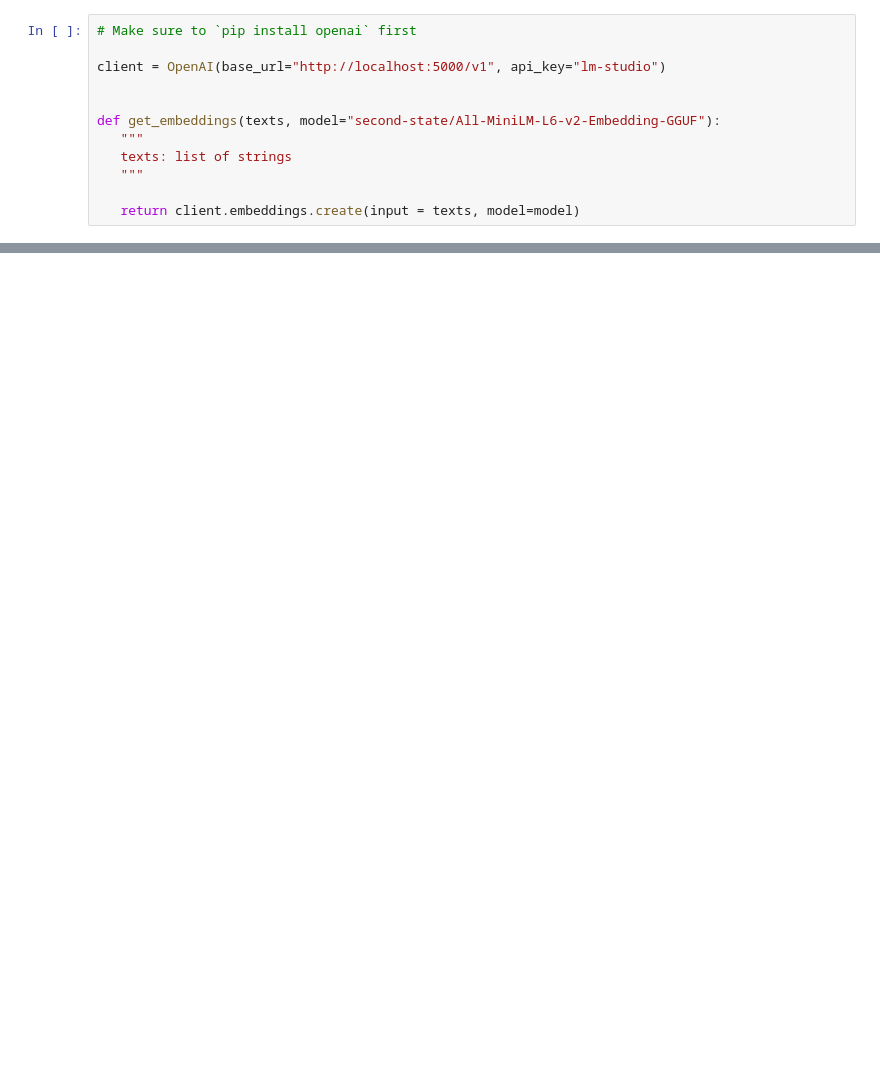
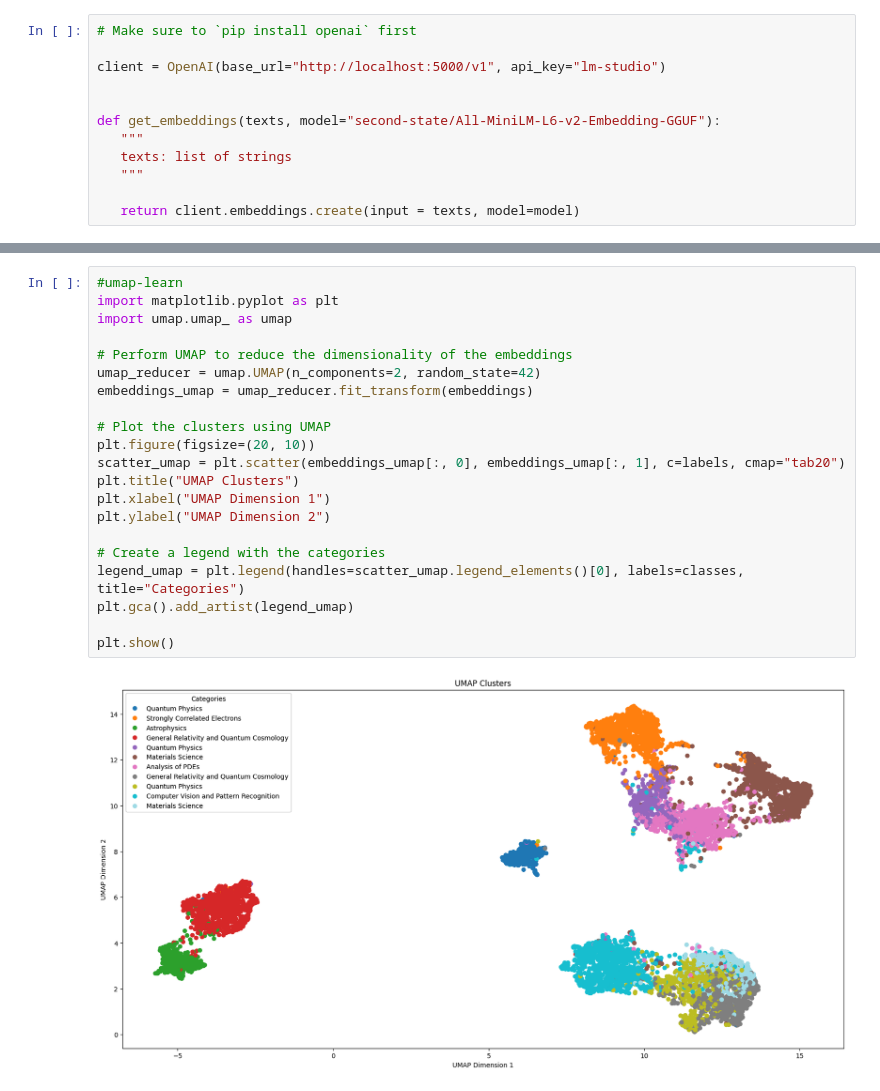
Before and after one commit to Gabriel9753/ArxivAbstractProject, a Jupyter notebook: src/clustering.ipynb, the cells around one changed output, grey strips where cells are left out. Saved outputs shown, nothing was run; the diff lists cells and outputs as text; blank space fills up the shorter version.

```diff
--- a/src/clustering.ipynb
+++ b/src/clustering.ipynb
@@ -192,0 +186,23 @@ Silhouette Score: 0.0052
+# %%
+#umap-learn
+import matplotlib.pyplot as plt
+import umap.umap_ as umap
+
+# Perform UMAP to reduce the dimensionality of the embeddings
+umap_reducer = umap.UMAP(n_components=2, random_state=42)
+embeddings_umap = umap_reducer.fit_transform(embeddings)
+
+# Plot the clusters using UMAP
+plt.figure(figsize=(20, 10))
+scatter_umap = plt.scatter(embeddings_umap[:, 0], embeddings_umap[:, 1], c=labels, cmap="tab20")
+plt.title("UMAP Clusters")
+plt.xlabel("UMAP Dimension 1")
+plt.ylabel("UMAP Dimension 2")
+
+# Create a legend with the categories
+legend_umap = plt.legend(handles=scatter_umap.legend_elements()[0], labels=classes, title="Categories")
+plt.gca().add_artist(legend_umap)
+
+plt.show()
+# %% [output]
+[figure, added]
```
Also changed, not shown: parts of 12 cells of this notebook, 3 other files.
